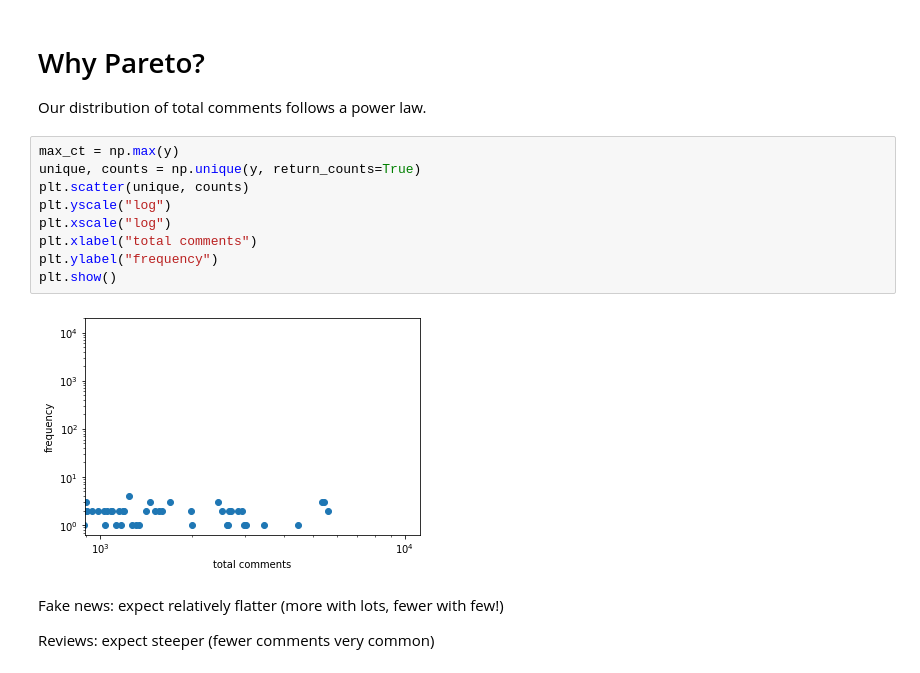
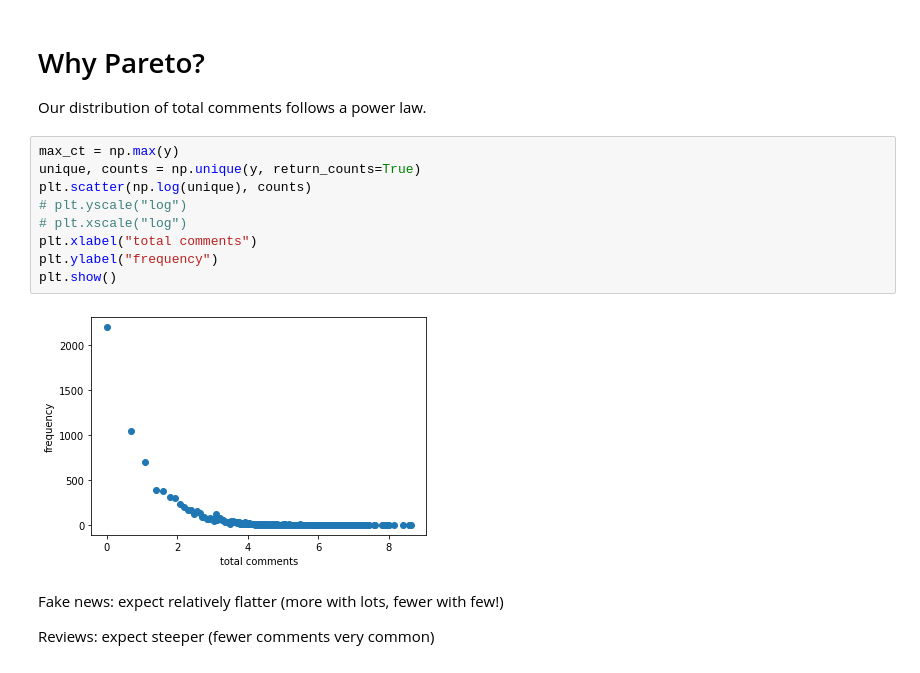
Before and after one commit to ageil/Probabilistic-Programming, a Jupyter notebook: model/TypeLevelModel.ipynb, the cells around one changed output. Cells and saved outputs as stored; diff of their text form.

```diff
--- a/model/TypeLevelModel.ipynb
+++ b/model/TypeLevelModel.ipynb
@@ -692,14 +692,14 @@ Our distribution of total comments follows a power law.
 # %%
 max_ct = np.max(y)
 unique, counts = np.unique(y, return_counts=True)
-plt.scatter(unique, counts)
-plt.yscale("log")
-plt.xscale("log")
+plt.scatter(np.log(unique), counts)
+# plt.yscale("log")
+# plt.xscale("log")
 plt.xlabel("total comments")
 plt.ylabel("frequency")
 plt.show()
 # %% [output]
-[figure, old version]
+[figure, new version]
 # %% [markdown]
 Fake news: expect relatively flatter (more with lots, fewer with few!)
 
```
Also changed, not shown: parts of 1 cell of this notebook, 2 other files.
